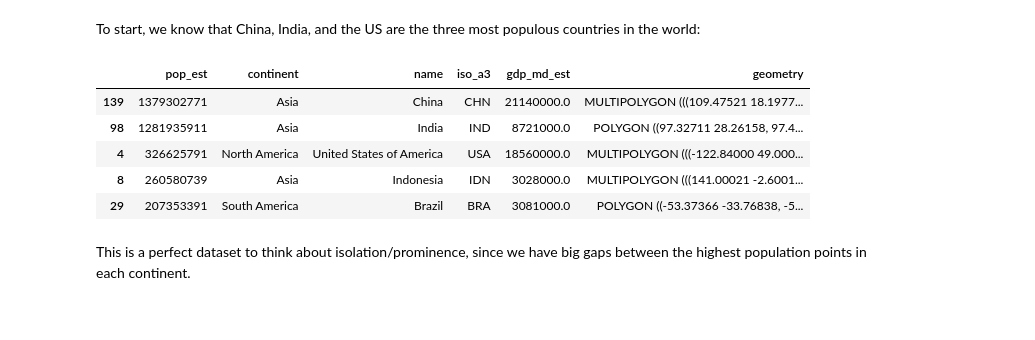
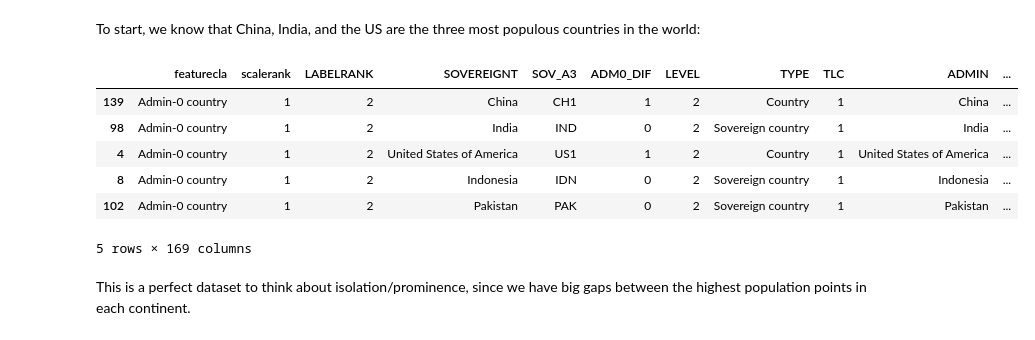
Before and after one commit to pysal/esda, a Jupyter notebook: notebooks/topo.ipynb, the cells around one changed output. Saved outputs shown, nothing was run; the diff lists cells and outputs as text; code cells hidden in the pictures.

```diff
--- a/notebooks/topo.ipynb
+++ b/notebooks/topo.ipynb
@@ -30,14 +30,19 @@ natearth = geopandas.read_file(geopandas.datasets.get_path("naturalearth_lowres"
+# %%
+natearth = geopandas.read_file(
+    "https://naciscdn.org/naturalearth/110m/cultural/ne_110m_admin_0_countries.zip"
+)
 # %% [markdown]
 To start, we know that China, India, and the US are the three most populous countries in the world:
 # %%
-natearth.sort_values("pop_est", ascending=False).head()
+natearth.sort_values("POP_EST", ascending=False).head()
 # %% [output]
-|  | pop_est | continent | name | iso_a3 | gdp_md_est | geometry |
-| 139 | 1379302771 | Asia | China | CHN | 21140000.0 | MULTIPOLYGON (((109.47521 18.1977... |
-| 98 | 1281935911 | Asia | India | IND | 8721000.0 | POLYGON ((97.32711 28.26158, 97.4... |
-| 4 | 326625791 | North America | United States of America | USA | 18560000.0 | MULTIPOLYGON (((-122.84000 49.000... |
-| 8 | 260580739 | Asia | Indonesia | IDN | 3028000.0 | MULTIPOLYGON (((141.00021 -2.6001... |
-| 29 | 207353391 | South America | Brazil | BRA | 3081000.0 | POLYGON ((-53.37366 -33.76838, -5... |
+|  | featurecla | scalerank | LABELRANK | SOVEREIGNT | SOV_A3 | ADM0_DIF | LEVEL | TYPE | TLC | ADMIN | ... |
+| 139 | Admin-0 country | 1 | 2 | China | CH1 | 1 | 2 | Country | 1 | China | ... |
+| 98 | Admin-0 country | 1 | 2 | India | IND | 0 | 2 | Sovereign country | 1 | India | ... |
+| 4 | Admin-0 country | 1 | 2 | United States of America | US1 | 1 | 2 | Country | 1 | United States of America | ... |
+| 8 | Admin-0 country | 1 | 2 | Indonesia | IDN | 0 | 2 | Sovereign country | 1 | Indonesia | ... |
+| 102 | Admin-0 country | 1 | 2 | Pakistan | PAK | 0 | 2 | Sovereign country | 1 | Pakistan | ... |
+5 rows × 169 columns
 # %% [markdown]
 This is a perfect dataset to think about isolation/prominence, since we have big gaps between the highest population points in each continent.
 # %%
```
Also changed, not shown: parts of 11 cells of this notebook.
